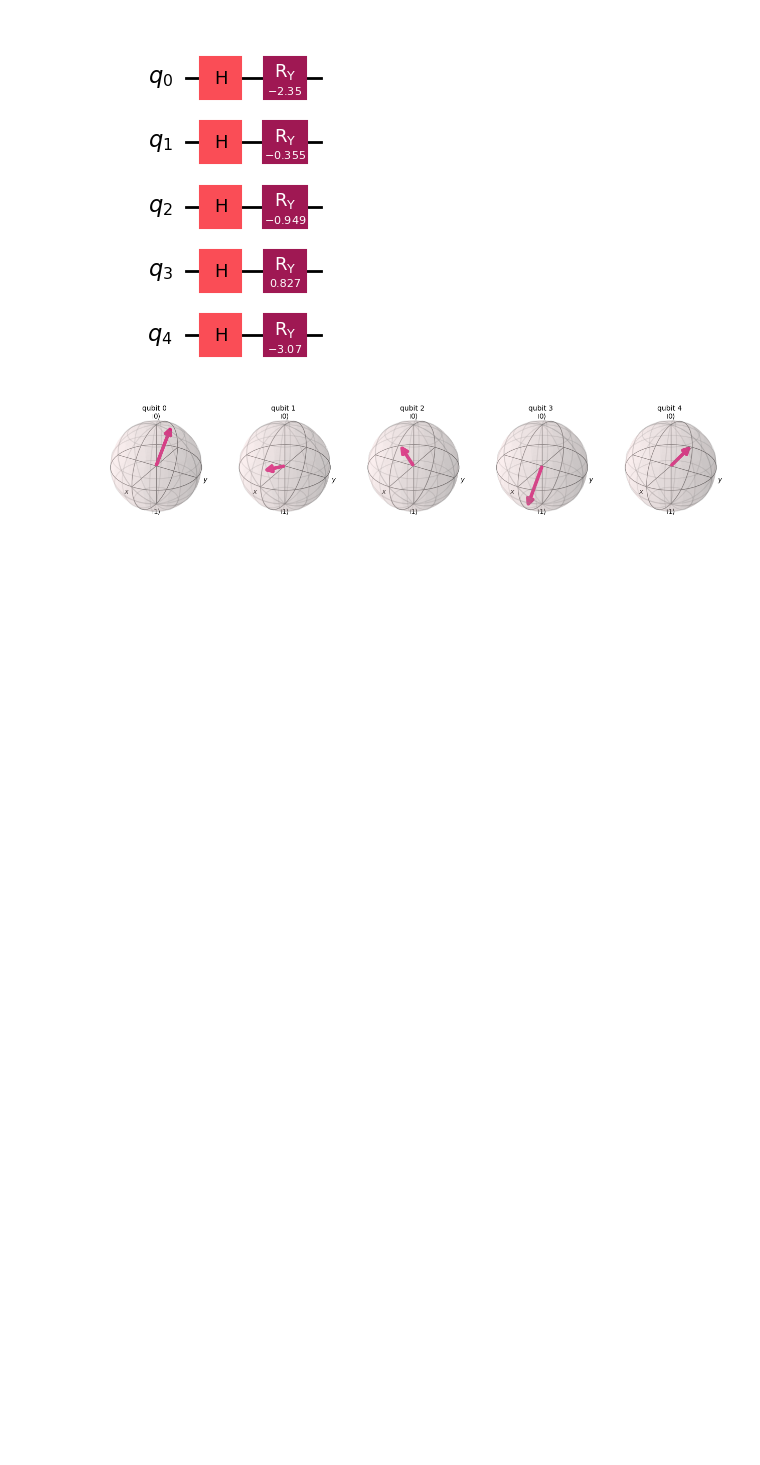
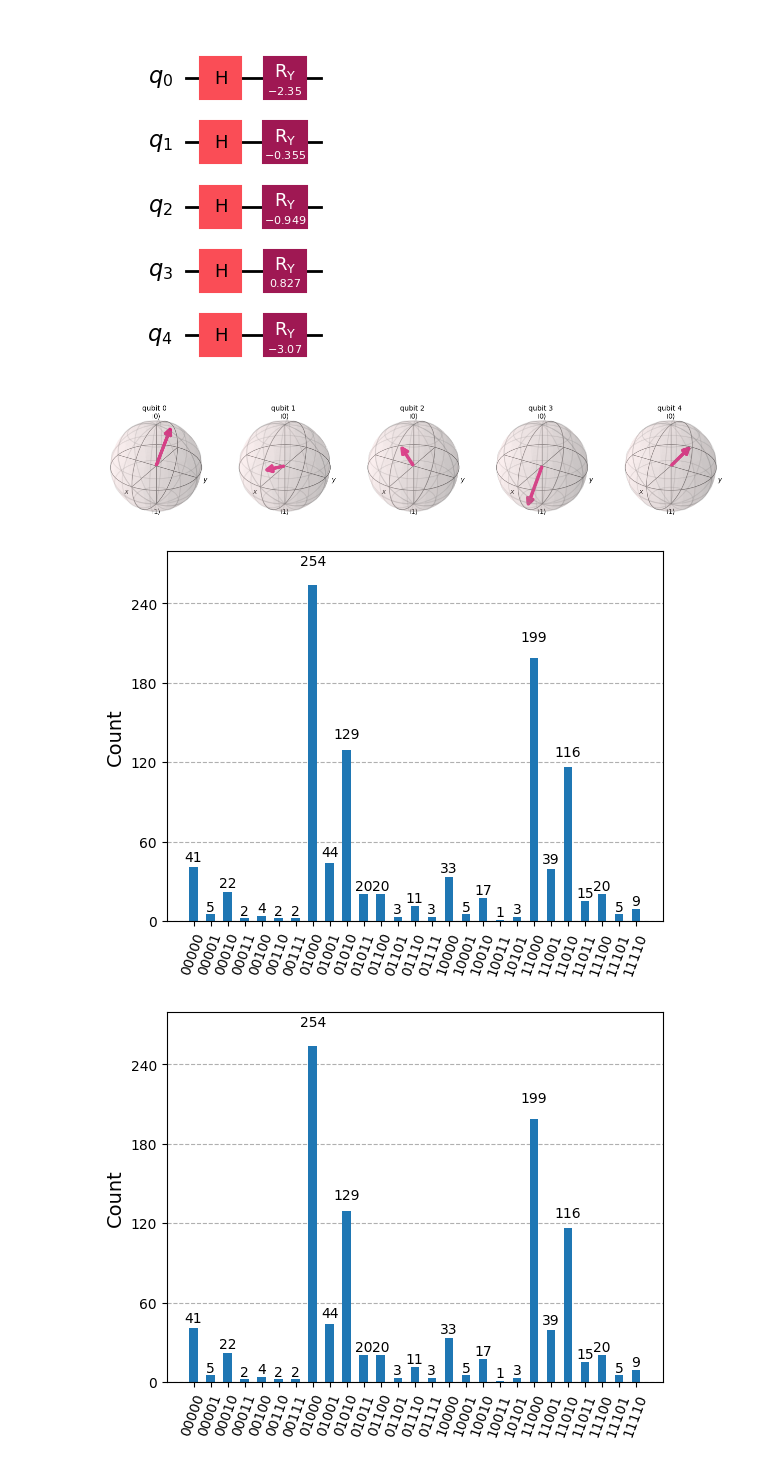
Before and after one commit to Nairobi-Quantum-Hub/quantum-signatures, a Jupyter notebook: quantum-signatures.ipynb, the cells around one changed output. Drawn from its saved outputs; the diff is of its cells as text; code cells hidden in the pictures; blank space fills up the shorter version.

Commit message:
plot histogram

```diff
--- a/quantum-signatures.ipynb
+++ b/quantum-signatures.ipynb
@@ -177,3 +177,9 @@ result = simulator.run(qobj).result()
 # %%
 # Get the result
 counts = result.get_counts(sub_qc) # use qc when qubit advances to accommodate the large qubit numbers
+# %%
+# Visualize the measurement results as a histogram
+plot_histogram(counts)
+# %% [output]
+[figure, added]
+[figure, added]
```
